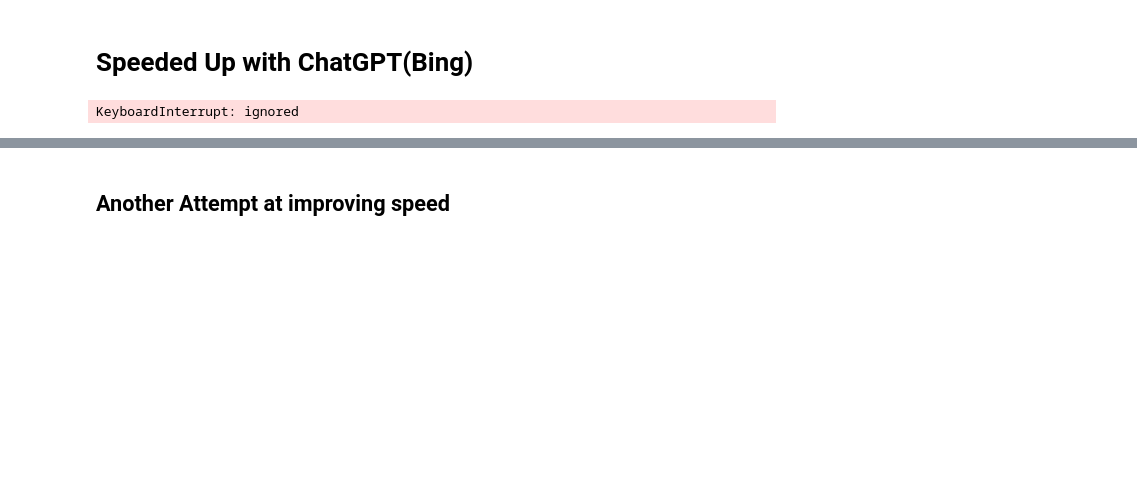
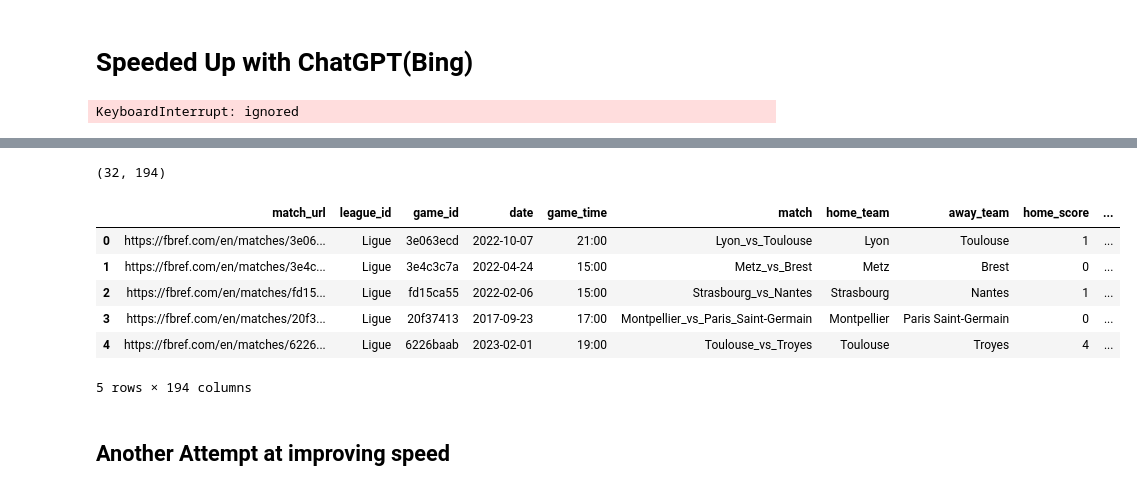
Before and after one commit to ArmstrongA/fbsuccess, a Jupyter notebook: optimized_scrapper.ipynb, the cells around one changed output, grey strips where cells are left out. Drawn from its saved outputs; the diff is of its cells as text; code cells hidden in the pictures; blank space fills up the shorter version.

```diff
--- a/optimized_scrapper.ipynb
+++ b/optimized_scrapper.ipynb
@@ -472,3 +506,18 @@ Successfully installed cattrs-22.2.0 requests_cache-1.0.1 url-normalize-1.4.3
+# %%
+dft = pd.DataFrame(matches)
+dft.shape
+# %% [output]
+(32, 194)
+# %%
+dft.head()
+# %% [output]
+|  | match_url | league_id | game_id | date | game_time | match | home_team | away_team | home_score | ... |
+| 0 | https://fbref.com/en/matches/3e06... | Ligue | 3e063ecd | 2022-10-07 | 21:00 | Lyon_vs_Toulouse | Lyon | Toulouse | 1 | ... |
+| 1 | https://fbref.com/en/matches/3e4c... | Ligue | 3e4c3c7a | 2022-04-24 | 15:00 | Metz_vs_Brest | Metz | Brest | 0 | ... |
+| 2 | https://fbref.com/en/matches/fd15... | Ligue | fd15ca55 | 2022-02-06 | 15:00 | Strasbourg_vs_Nantes | Strasbourg | Nantes | 1 | ... |
+| 3 | https://fbref.com/en/matches/20f3... | Ligue | 20f37413 | 2017-09-23 | 17:00 | Montpellier_vs_Paris_Saint-Germain | Montpellier | Paris Saint-Germain | 0 | ... |
+| 4 | https://fbref.com/en/matches/6226... | Ligue | 6226baab | 2023-02-01 | 19:00 | Toulouse_vs_Troyes | Toulouse | Troyes | 4 | ... |
+5 rows × 194 columns
 # %% [markdown]
 ## Another Attempt at improving speed
 # %%
```
Also changed, not shown: parts of 5 cells of this notebook.
